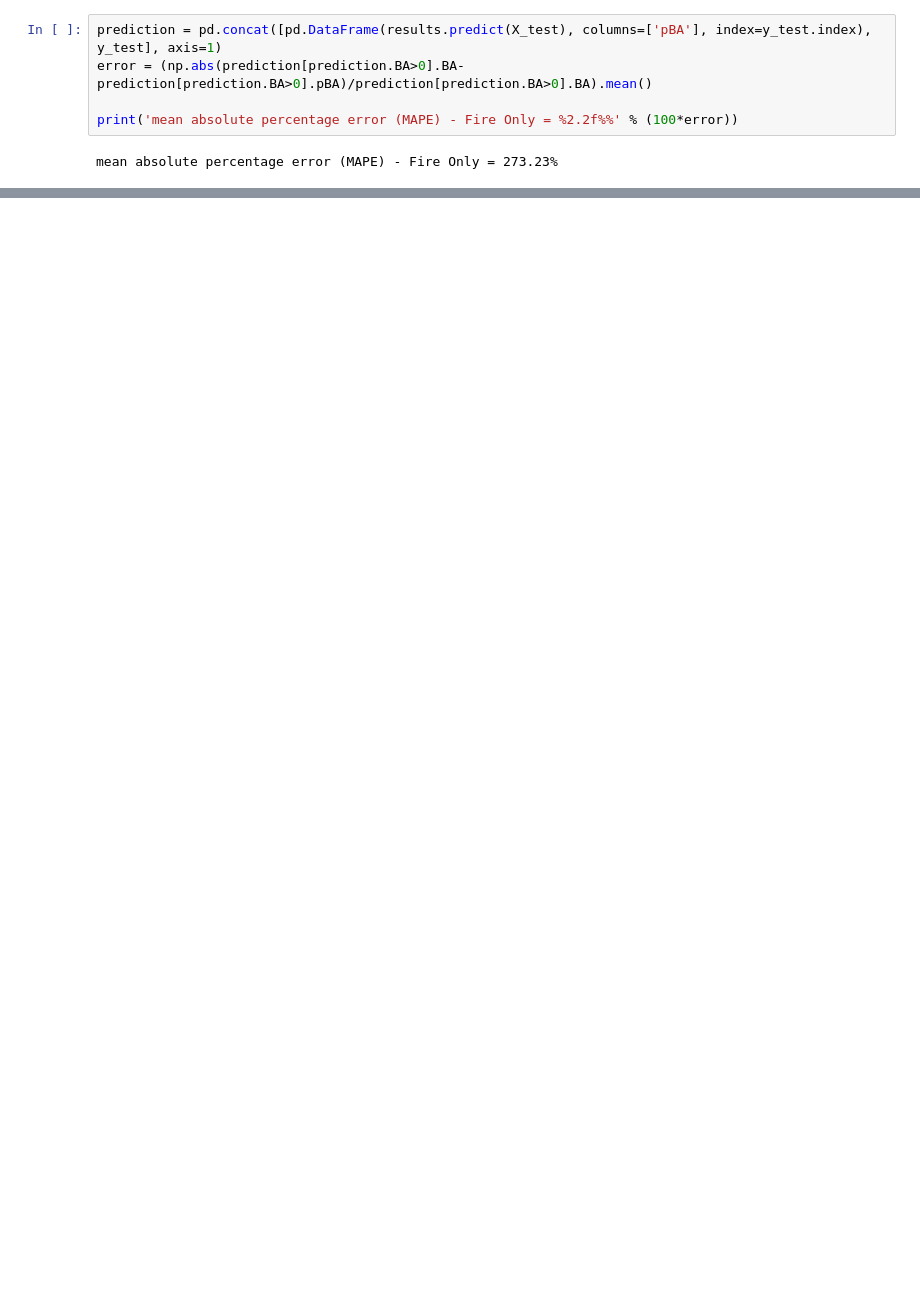
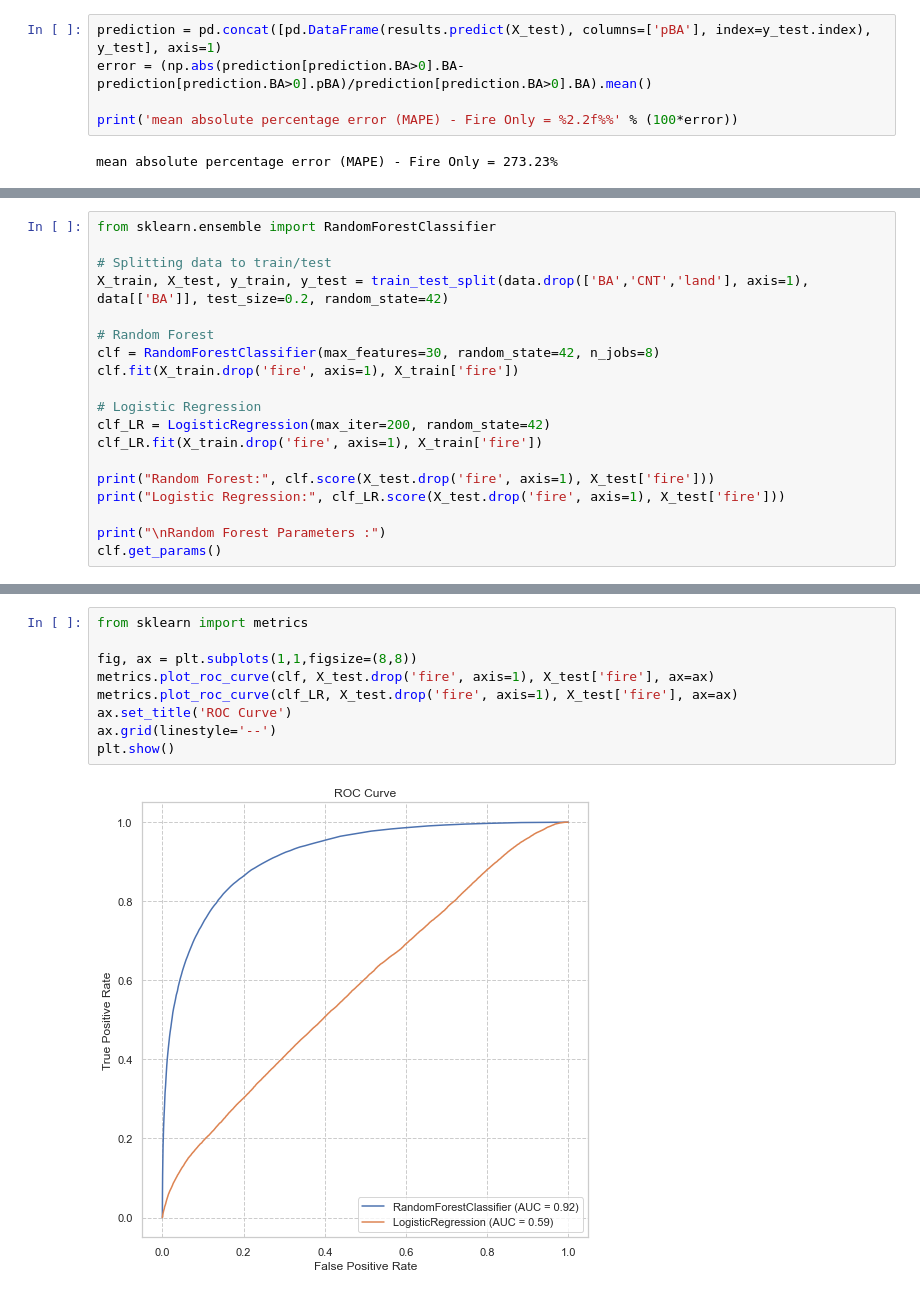
Before and after one commit to MegaCookies88/Data-Challenge-Wildfires, a Jupyter notebook: wildfires.ipynb, the cells around one changed output, grey strips where cells are left out. Drawn from its saved outputs; the diff is of its cells as text; blank space fills up the shorter version.

```diff
--- a/wildfires.ipynb
+++ b/wildfires.ipynb
@@ -837,0 +872,19 @@ def prediction_score(actual, prediction):
+# %%
+from sklearn.ensemble import RandomForestClassifier
+
+# Splitting data to train/test
+X_train, X_test, y_train, y_test = train_test_split(data.drop(['BA','CNT','land'], axis=1), data[['BA']], test_size=0.2, random_state=42)
+
+# Random Forest
+clf = RandomForestClassifier(max_features=30, random_state=42, n_jobs=8)
+clf.fit(X_train.drop('fire', axis=1), X_train['fire'])
+
+# Logistic Regression
+clf_LR = LogisticRegression(max_iter=200, random_state=42)
+clf_LR.fit(X_train.drop('fire', axis=1), X_train['fire'])
+
+print("Random Forest:", clf.score(X_test.drop('fire', axis=1), X_test['fire']))
+print("Logistic Regression:", clf_LR.score(X_test.drop('fire', axis=1), X_test['fire']))
+
+print("\nRandom Forest Parameters :")
+clf.get_params()
@@ -837,0 +915,11 @@ def prediction_score(actual, prediction):
+# %%
+from sklearn import metrics
+
+fig, ax = plt.subplots(1,1,figsize=(8,8))
+metrics.plot_roc_curve(clf, X_test.drop('fire', axis=1), X_test['fire'], ax=ax)
+metrics.plot_roc_curve(clf_LR, X_test.drop('fire', axis=1), X_test['fire'], ax=ax)
+ax.set_title('ROC Curve')
+ax.grid(linestyle='--')
+plt.show()
+# %% [output]
+[figure, added]
```
Also changed, not shown: parts of 28 cells of this notebook.
